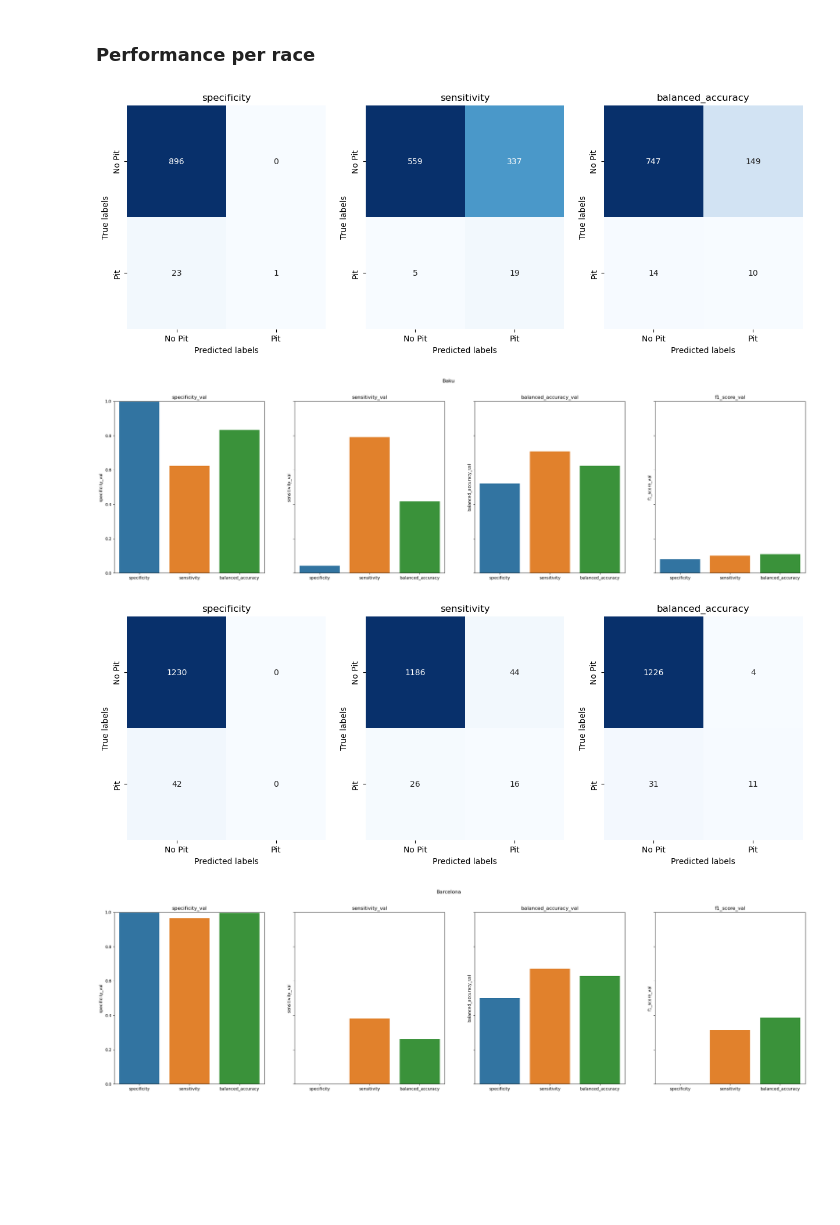
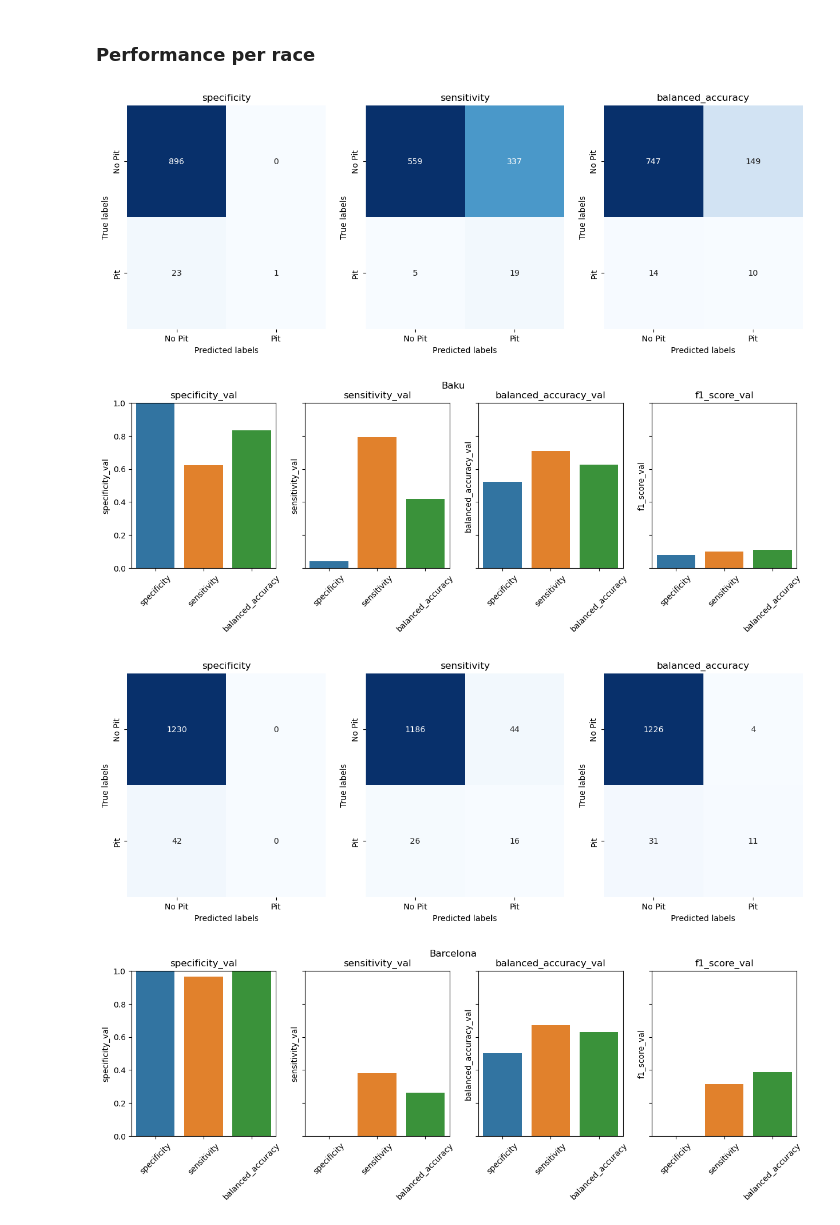
Before and after one commit to Nelson-Jnrnd/f1-pit-predictor-dataset, a Jupyter notebook: comparison.ipynb, the cells around one changed output. Drawn from its saved outputs; the diff is of its cells as text; code cells hidden in the pictures; blank space fills up the shorter version.

```diff
--- a/comparison.ipynb
+++ b/comparison.ipynb
@@ -167,12 +167,13 @@ model_names = [
     'balanced_accuracy',
 ]
 
-figures_path = 'figures'
+figures_path = os.path.join(base_path, 'figures')
 
 model_save_name = 'model.pkl'
 encoder_save_name = 'encoder.pkl'
 
 os.makedirs(base_path, exist_ok=True)
+os.makedirs(figures_path, exist_ok=True)
 
 type_dict ={
     'LapStartTime': np.float32,
@@ -302,7 +303,7 @@ from sklearn.metrics import confusion_matrix
 import seaborn as sns
 import matplotlib.pyplot as plt
 
-def plot_consfusion_matrices(y, preds_df):
+def plot_consfusion_matrices(y, preds_df, save_path=None):
     width = 15
     height = width / len(preds_df.columns)
     fig, axes = plt.subplots(figsize=(width, height), nrows=1, ncols=len(preds_df.columns))
@@ -316,9 +317,11 @@ def plot_consfusion_matrices(y, preds_df):
         ax.xaxis.set_ticklabels(['No Pit', 'Pit'])
         ax.yaxis.set_ticklabels(['No Pit', 'Pit'])
         ax.set_title(model_name)
+    if save_path:
+        plt.savefig(save_path, bbox_inches='tight', format='svg')
 
-def plot_metrics(metrics_df):
-    width = 30
+def plot_metrics(metrics_df, save_path=None):
+    width = 15
     height = width / len(metrics_df.columns)
     fig, axes = plt.subplots(figsize=(width, height), nrows=1, ncols=len(metrics_df.columns), sharey=True)
     fig.suptitle('Metrics')
@@ -327,3 +330,6 @@ def plot_metrics(metrics_df):
         sns.barplot(x=metrics_df.index, y=metric_name, data=metrics_df, ax=ax)
         ax.set_title(metric_name)
         ax.set_ylim(0, 1)
+        ax.tick_params(axis='x', labelrotation=45)
+    if save_path:
+        plt.savefig(save_path, bbox_inches='tight', format='svg')
@@ -354,12 +352,12 @@ laps_df = get_laps_df_by_track(data, encoder)
 # %%
 for track in laps_df.index:
     track_df = laps_df.loc[track]
-    plot_consfusion_matrices(track_df['y'], track_df['preds'])
-    plot_metrics(get_metrics_df(models, track_df['x'], track_df['y']))
+    plot_consfusion_matrices(track_df['y'], track_df['preds'], save_path=os.path.join(figures_path, f'{track}_confusion_matrices.svg'))
+    plot_metrics(get_metrics_df(models, track_df['x'], track_df['y']), save_path=os.path.join(figures_path, f'{track}_metrics.svg'))
     plt.suptitle(track)
 # %% [output]
 [figure]
-[figure, old version]
+[figure, new version]
 [figure]
-[figure, old version]
+[figure, new version]
 [figure]
```
Also changed, not shown: parts of 7 cells of this notebook, 30 other files.
